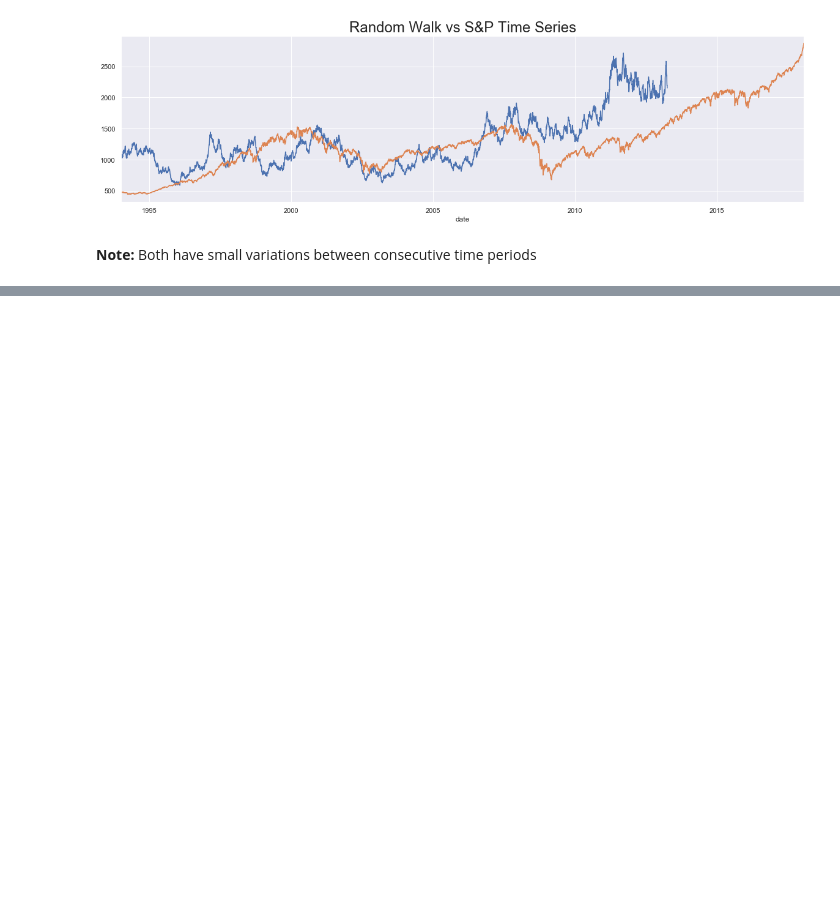
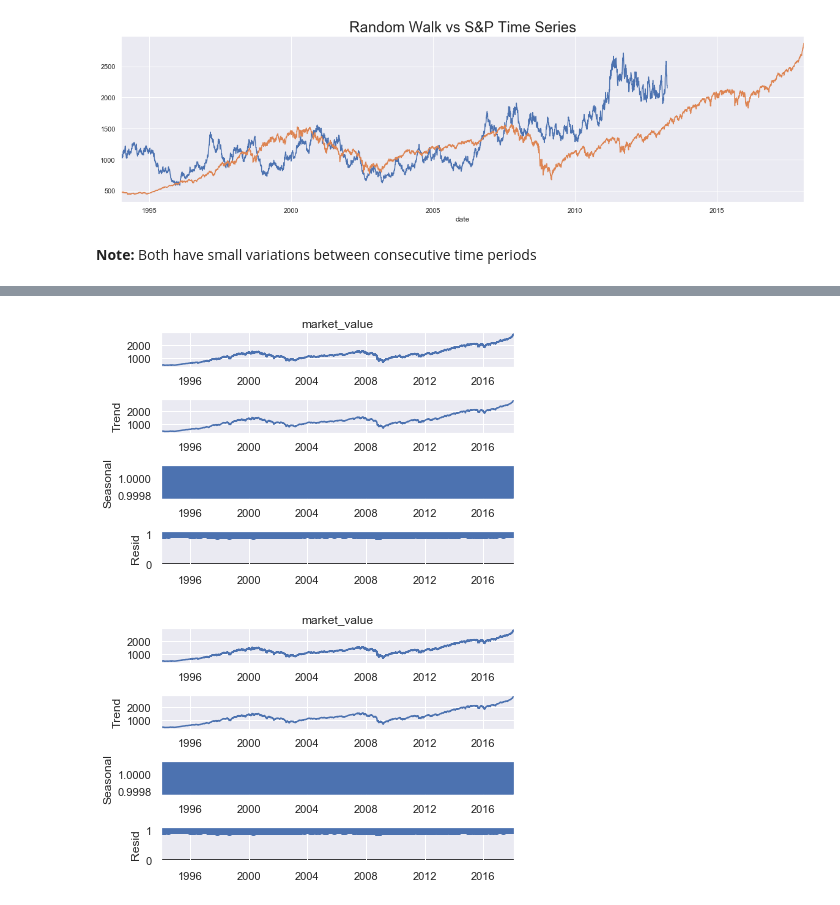
Before and after one commit to dinaabdulrasoul/Time-Series-Analysis-with-Python, a Jupyter notebook: time_series_analysis.ipynb, the cells around one changed output, grey strips where cells are left out. Saved outputs shown, nothing was run; the diff lists cells and outputs as text; code cells hidden in the pictures; blank space fills up the shorter version.

```diff
--- a/time_series_analysis.ipynb
+++ b/time_series_analysis.ipynb
@@ -376,0 +419,6 @@ plt.show()
+# %%
+s_dec_mul = seasonal_decompose(df_train.market_value, model = "multiplicative")
+s_dec_mul.plot()
+# %% [output]
+[figure, added]
+[figure, added]
```
Also changed, not shown: parts of 14 cells of this notebook.
